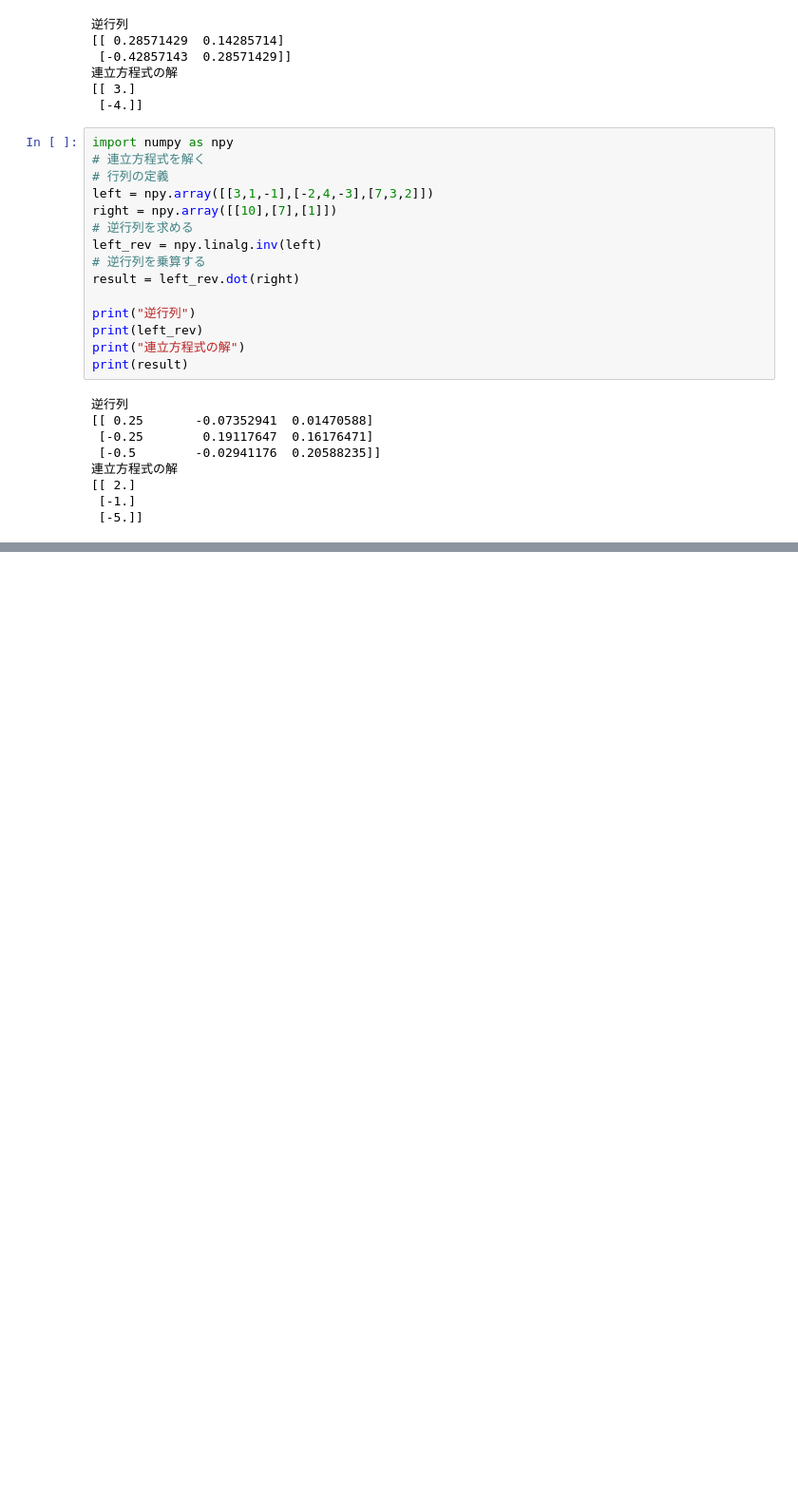
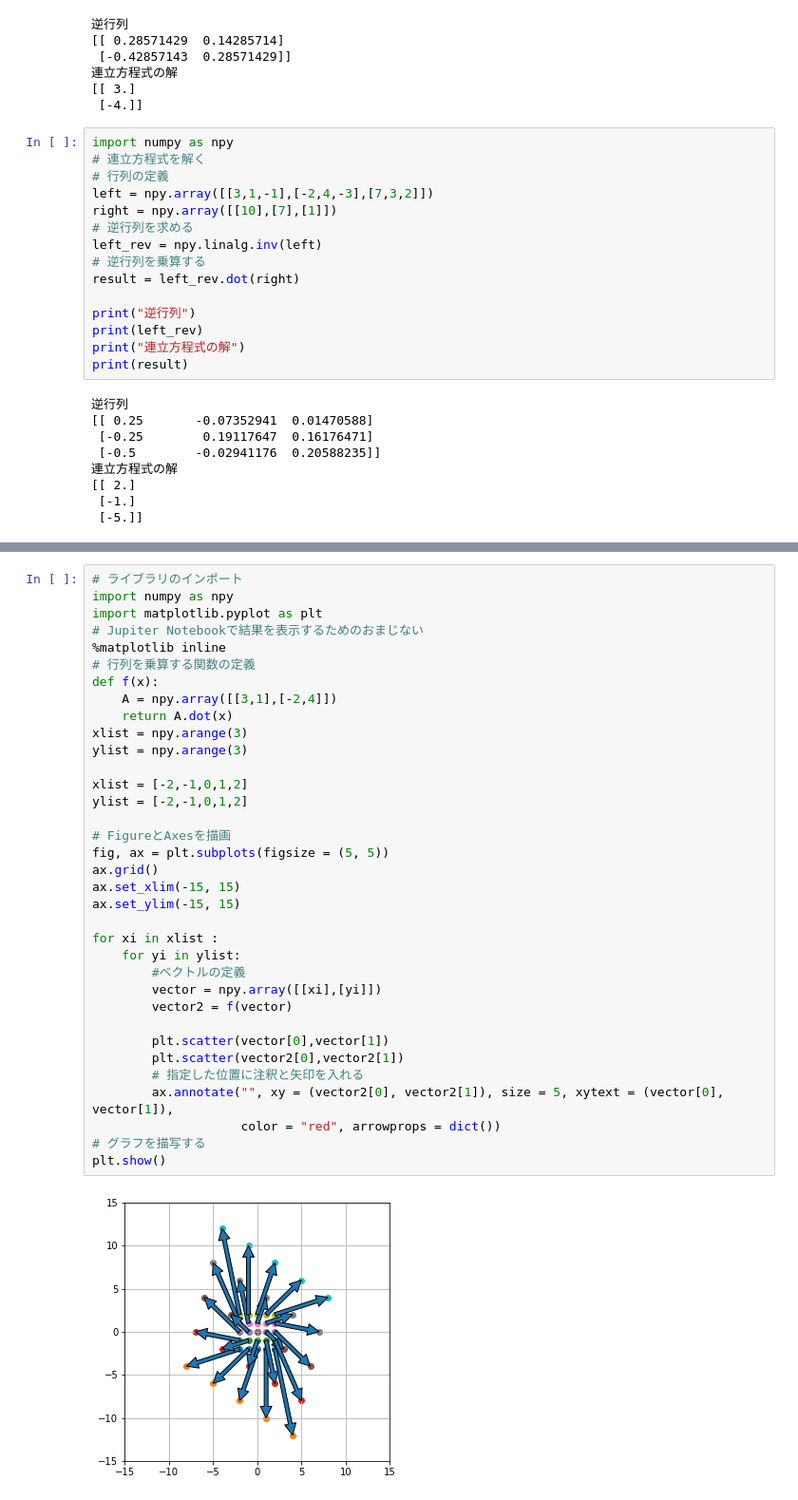
Before and after one commit to wantanblog/python_dev, a Jupyter notebook: Python_math4.ipynb, the cells around one changed output, grey strips where cells are left out. Shown at 95% size. Cells and saved outputs as stored; diff of their text form; blank space fills up the shorter version.

```diff
--- a/Python_math4.ipynb
+++ b/Python_math4.ipynb
@@ -223,0 +255,37 @@ print(result)
+# %%
+# ライブラリのインポート
+import numpy as npy
+import matplotlib.pyplot as plt
+# Jupiter Notebookで結果を表示するためのおまじない
+%matplotlib inline
+# 行列を乗算する関数の定義
+def f(x):
+    A = npy.array([[3,1],[-2,4]])
+    return A.dot(x)
+xlist = npy.arange(3)
+ylist = npy.arange(3)
+
+xlist = [-2,-1,0,1,2]
+ylist = [-2,-1,0,1,2]
+
+# FigureとAxesを描画
+fig, ax = plt.subplots(figsize = (5, 5))
+ax.grid()
+ax.set_xlim(-15, 15)
+ax.set_ylim(-15, 15)
+
+for xi in xlist :
+    for yi in ylist:
+        #ベクトルの定義
+        vector = npy.array([[xi],[yi]])
+        vector2 = f(vector)
+
+        plt.scatter(vector[0],vector[1])
+        plt.scatter(vector2[0],vector2[1])
+        # 指定した位置に注釈と矢印を入れる
+        ax.annotate("", xy = (vector2[0], vector2[1]), size = 5, xytext = (vector[0], vector[1]),
+                    color = "red", arrowprops = dict())
+# グラフを描写する
+plt.show()
+# %% [output]
+[figure, added]
```
Also changed, not shown: parts of 2 cells of this notebook.
